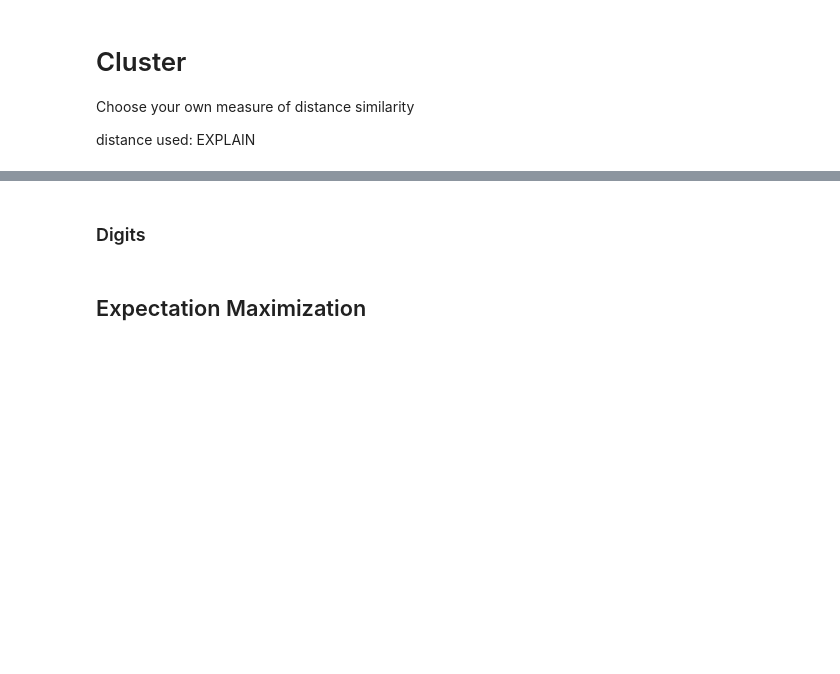
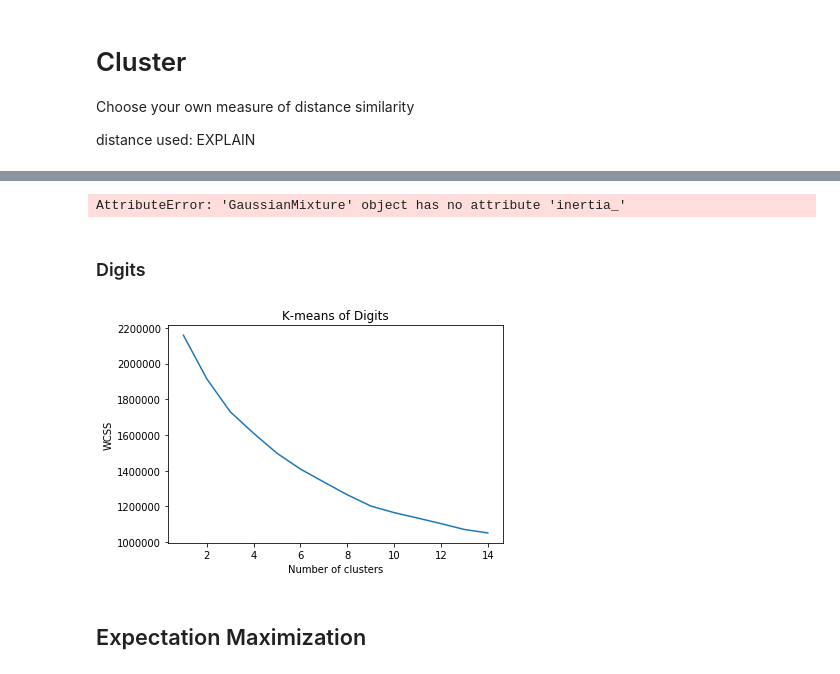
Before and after one commit to reedipher/CS-7641-unsupervised_learning, a Jupyter notebook: code/Assignment 3.ipynb, the cells around one changed output, grey strips where cells are left out. Drawn from its saved outputs; the diff is of its cells as text; code cells hidden in the pictures; blank space fills up the shorter version.

Commit message:
wip on trying to solve expectation maximization

```diff
--- a/code/Assignment 3.ipynb
+++ b/code/Assignment 3.ipynb
@@ -120,3 +123,36 @@ distance used: EXPLAIN
+# %%
+# elbow plot
+def elbow_plot(methodName, dataName):
+    wcss = []
+    for i in range(1,15):
+        if methodName == "K-means":
+            if dataName == "Wine Quality":
+                kmeans = KMeans(n_clusters=i,init='k-means++', random_state=0)
+                kmeans.fit(wineX)
+                wcss.append(kmeans.inertia_)
+            else:
+                kmeans = KMeans(n_clusters=i,init='k-means++', random_state=0)
+                kmeans.fit(digitsX)
+                wcss.append(kmeans.inertia_)
+
+        else:
+            if dataName == "Wine Quality":
+                gmm = GaussianMixture(n_components=i)
+                gmm.fit(wineX)
+                wcss.append(gmm.inertia_)
+            else:
+                gmm = GaussianMixture(n_components=i)
+                gmm.fit(digitsX)
+                wcss.append(gmm.inertia_)
+
+    # Plot the data
+    fig, ax = plt.subplots()
+    ax.plot(range(1,15),wcss)
+    title = methodName + " of " + dataName
+    ax.set_title(title)
+    plt.xlabel('Number of clusters')
+    plt.ylabel('WCSS')
+    plt.show()
 # %% [markdown]
 ## K-means
 How did you choose k? Elbow method - see below
@@ -167,2 +165,6 @@ TypeError: unhashable type: 'numpy.ndarray'
+# %%
+elbow_plot('Expectation Maximization', 'Wine Quality')
+# %% [output]
+AttributeError: 'GaussianMixture' object has no attribute 'inertia_'
 # %% [markdown]
 ### Digits
@@ -183,2 +171,6 @@ plt.show()
+# %%
+elbow_plot('K-means', 'Digits')
+# %% [output]
+[figure, added]
 # %% [markdown]
 ## Expectation Maximization
```
Also changed, not shown: parts of 10 cells of this notebook.
